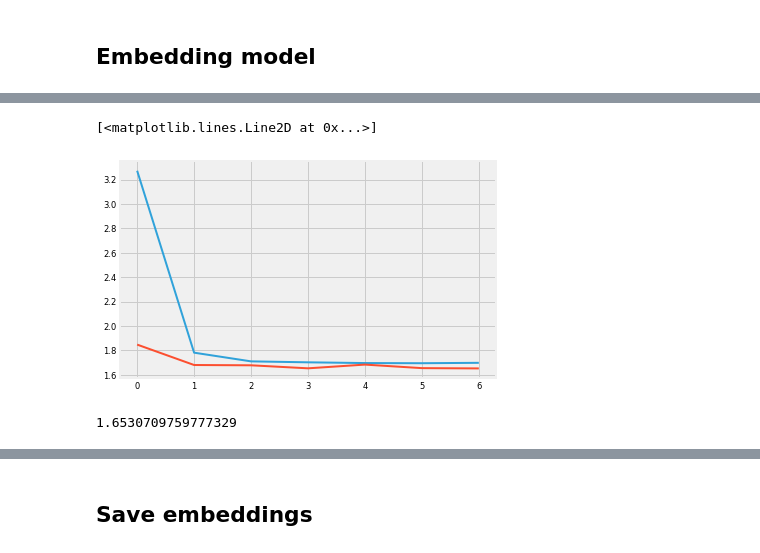
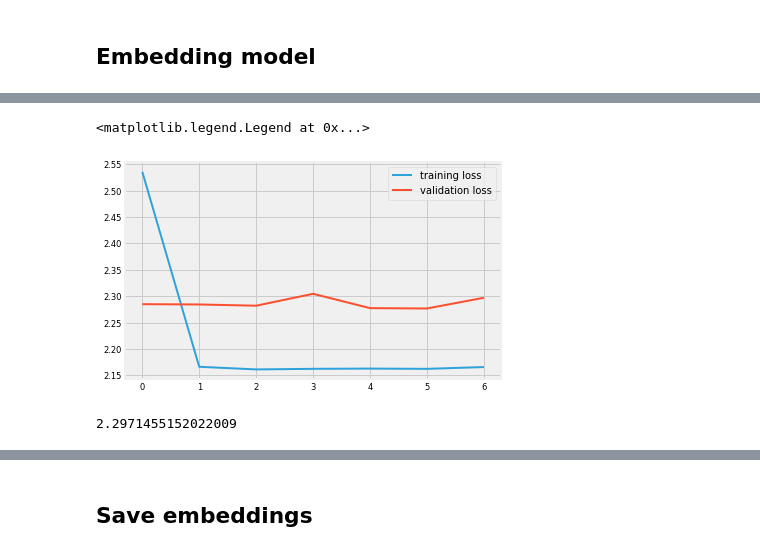
Before and after one commit to reichlab/neural-stack, a Jupyter notebook: notebooks/encoding-week/1.0-week-autoencoder.ipynb, the cells around one changed output, grey strips where cells are left out. Cells and saved outputs as stored; diff of their text form; code cells hidden in the pictures.

```diff
--- a/notebooks/encoding-week/1.0-week-autoencoder.ipynb
+++ b/notebooks/encoding-week/1.0-week-autoencoder.ipynb
@@ -35,8 +27,14 @@ y = actual["actual"].as_matrix()
+# %%
+adl = data.ActualDataLoader("../../data")
+index, wili = adl.get()
+# %%
+X = (index["epiweek"] % 100).values
+y = wili
 # %%
 X_train, X_test, y_train, y_test = train_test_split(X, y, test_size=0.2, random_state=1234)
 # %% [markdown]
 ## Embedding model
 # %%
-model = week_embedding(20)
+model = week_embedding(1)
 model.summary()
 # %% [output]
@@ -61,9 +63,6 @@ ________________________________________________________________________________
 model.compile(optimizer="adam", loss="mse")
 # %%
 history = model.fit(X_train, y_train,
-                    batch_size=64, nb_epoch=7,
-                    verbose=0,
-                    callbacks=[
-                        TQDMNotebookCallback()
-                    ],
+                    batch_size=16, epochs=7,
+                    verbose=1,
                     validation_data=(X_test, y_test))
@@ -70,10 +85,11 @@ history = model.fit(X_train, y_train,
 # %%
-plt.plot(history.history["loss"])
-plt.plot(history.history["val_loss"])
+plt.plot(history.history["loss"], label="training loss")
+plt.plot(history.history["val_loss"], label="validation loss")
+plt.legend()
 # %% [output]
-[<matplotlib.lines.Line2D at 0x...>]
+<matplotlib.legend.Legend at 0x...>
-[figure, old version]
+[figure, new version]
 # %%
 model.evaluate(X_test, y_test)
 # %% [output]
-1.6530709759777329
+2.2971455152022009
```
Also changed, not shown: parts of 15 cells of this notebook, 1 other file.
